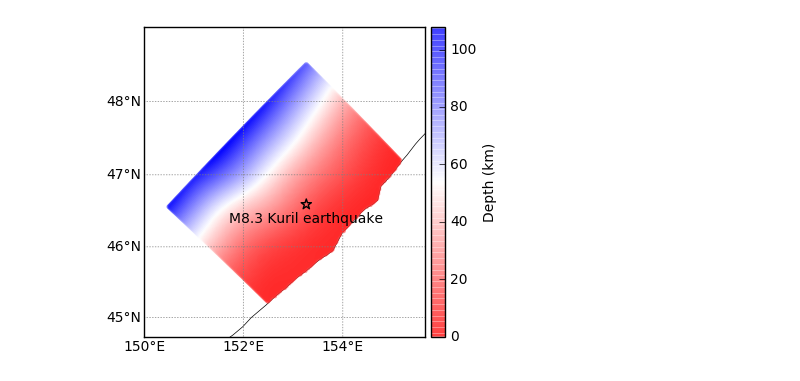
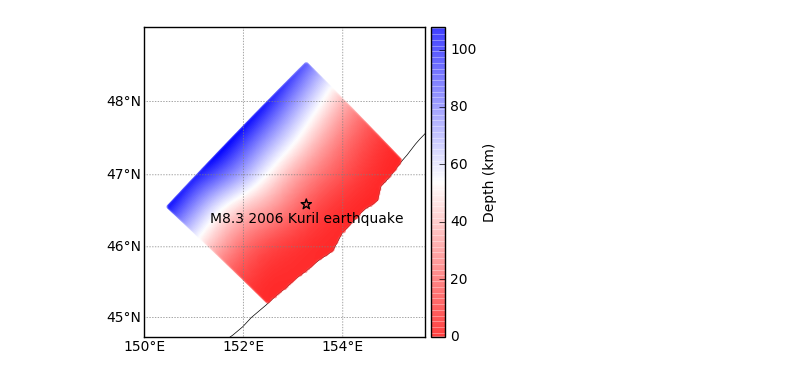
Before and after one commit to rokuwaki/FaultModSlab1.0, a Jupyter notebook: FaultModSlab1.0.ipynb, the cells around one changed output. Drawn from its saved outputs; the diff is of its cells as text; code cells hidden in the pictures.

```diff
--- a/FaultModSlab1.0.ipynb
+++ b/FaultModSlab1.0.ipynb
@@ -19,33 +19,33 @@ for i in np.arange(0,len(tlat),1):
         j=j+1
         lat.append(tlat[i])
         lon.append(tlon[i])
         dep.append(tdep[i])
 
 
 m = Basemap(llcrnrlon=min(lon)-0.5,llcrnrlat=min(lat)-0.5,urcrnrlon=max(lon)+0.5,urcrnrlat=max(lat)+0.5,\
             rsphere=(6378137.00,6356752.3142),\
             resolution='i',projection='merc')
 m.drawparallels(np.arange(-90,90,1),labels=[1,0,0,0], color='gray', linewidth=0.5)
 m.drawmeridians(np.arange(0,360,2),labels=[0,0,0,1], color='gray', linewidth=0.5)
 
 x, y = m(lon, lat)
 cm = plt.cm.get_cmap('bwr_r')
 sc = m.scatter(x,y,c=dep,s=10,cmap=cm,vmin=0,vmax=max(dep),edgecolor='none',clip_on=False,alpha=0.5)
-m.colorbar(sc, ticks=np.arange(0, max(dep), 20)).set_label('Depth (km)')
+cbar=m.colorbar(sc, ticks=np.arange(0, max(dep), 20)).set_label('Depth (km)')
 
 data=np.loadtxt('work/epicenter.dat')
 elat=data[0]; elon=data[1]
 x, y = m(elon, elat)
 m.scatter(x, y, s = 60, marker='*', facecolor='none')
 x, y = m(elon, elat-0.1)
-plt.text(x,y,'M8.3 Kuril earthquake',va='top',ha='center')
+plt.text(x,y,'M8.3 2006 Kuril earthquake',va='top',ha='center')
 
 data=np.loadtxt('data/kur_top.in')
 lon=data[:,0]; lat=data[:,1]
 x, y = m(lon, lat)
 m.plot(x,y,linewidth=0.5,color='k',zorder=0)
 
 plt.savefig('work/FaultMod2006Kuril.png', bbox_inches="tight", pad_inches=0.1)
 plt.show()
 # %% [output]
-[figure, old version]
+[figure, new version]
```
